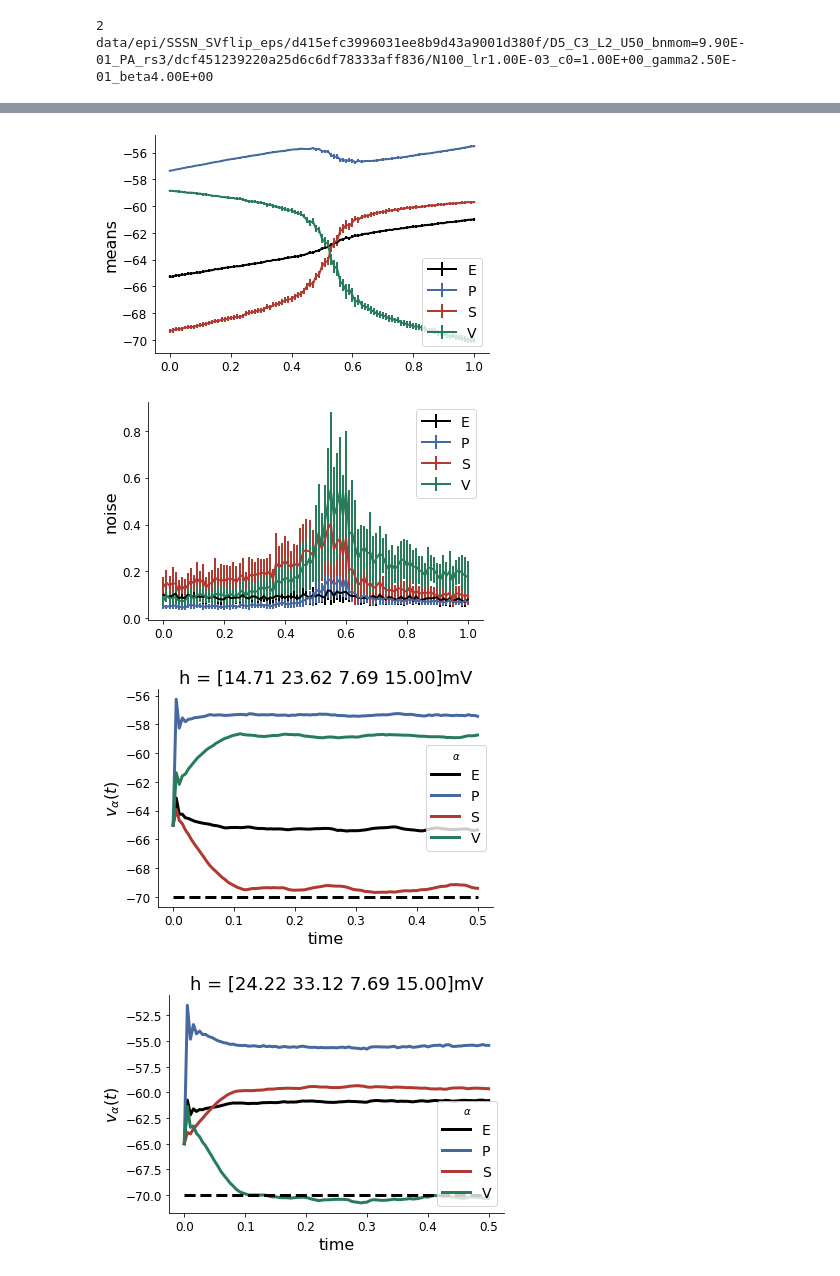
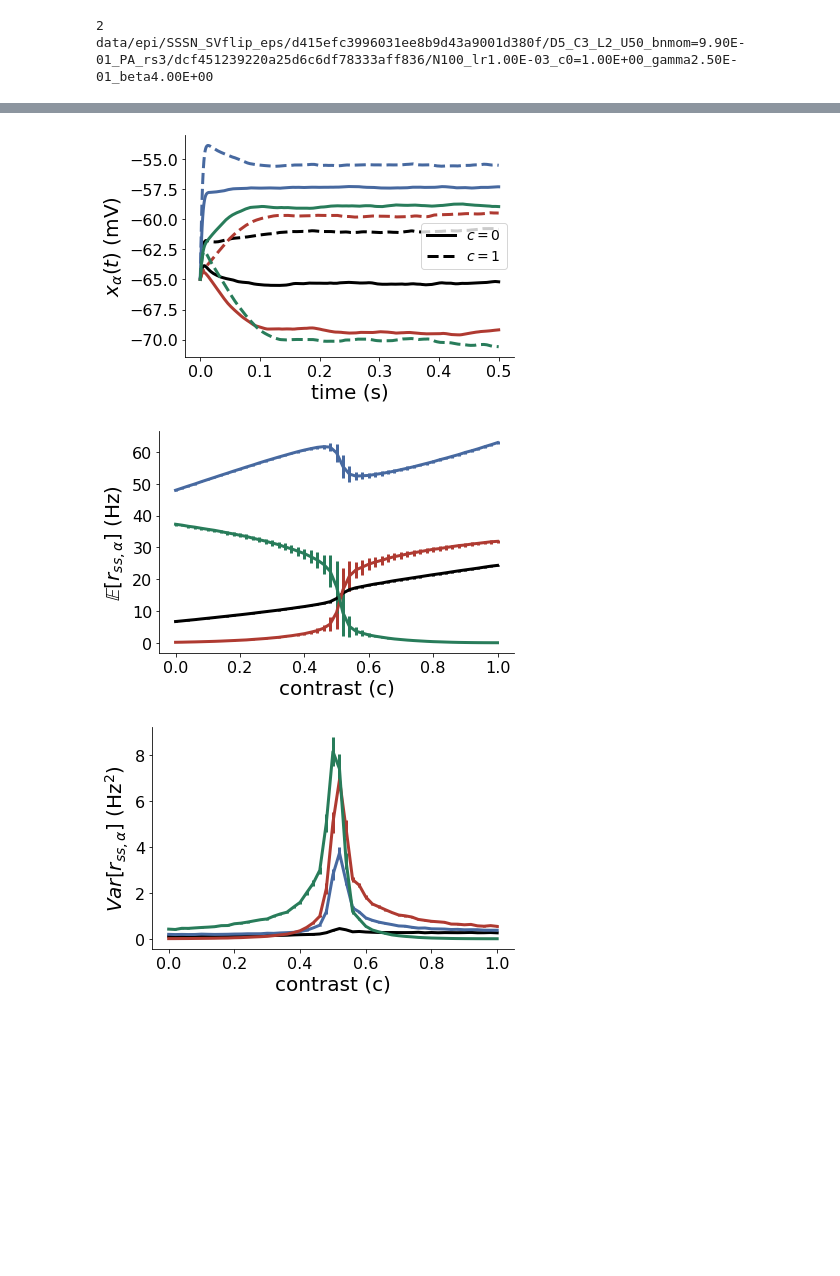
Before and after one commit to cunningham-lab/epi, a Jupyter notebook: notebooks/SSSN/analyze_SV_flip.ipynb, the cells around one changed output, grey strips where cells are left out. Cells and saved outputs as stored; diff of their text form; code cells hidden in the pictures; blank space fills up the shorter version.

```diff
--- a/notebooks/SSSN/analyze_SV_flip.ipynb
+++ b/notebooks/SSSN/analyze_SV_flip.ipynb
@@ -48,7 +48,7 @@ v_rest = -70.
 
 dt = 0.005
 
-N = 1
+N = 5
 T = 100
 
 def euler_sim_stoch(f, x_init, dt, T):
@@ -254,14 +255,10 @@ plt.savefig(figdir + 'SV_flip_z.png')
 from epi.util import plot_T_x
 
 T_x = model.eps(z).numpy()
-xmins = [-2, -1.5]
-xmaxs = [1, 1.5]
-xlabels = [r"$d_{S-V}(b)d_{S-V}(b+dh^{(c)})$",
-           r"$d_{S-V}(b) + d_{S-V}(b+dh^{(c)})$"]
-for i in range(1):
-    plot_T_x(None, T_x[:,i], xmin=xmins[i], xmax=xmaxs[i],
-             x_mean = mu[i], x_std = np.sqrt(mu[i+1]),
-             xlabel=xlabels[i], fontsize=24)
-    plt.tight_layout()
-    plt.savefig(figdir + 'SVflip_Tx%d.png' % (i+1))
+xlabel = r"$d_{\mathregular{S,V}}(0)d_{\mathregular{S,V}}(1)$"
+plot_T_x(None, T_x[:,0],
+         x_mean = mu[0], x_std = np.sqrt(mu[1]),
+         xlabel=xlabel, fontsize=24)
+plt.tight_layout()
+plt.savefig(figdir + 'SVflip_Tx1.png')
 # %% [output]
@@ -373,8 +370,7 @@ def plot_responses(z):
     return v_t[2:]
 # %%
-v_t = plot_responses(z_mode1[0])
+v_t = plot_responses(z_mode1[0], N=200, dt=0.001, T=2000, fontsize=20)
 # %% [output]
-[figure, old version]
+[figure, new version]
-[figure, old version]
+[figure, new version]
-[figure, old version]
+[figure, new version]
-[figure, removed]
```
Also changed, not shown: parts of 11 cells of this notebook, 3 other files.
